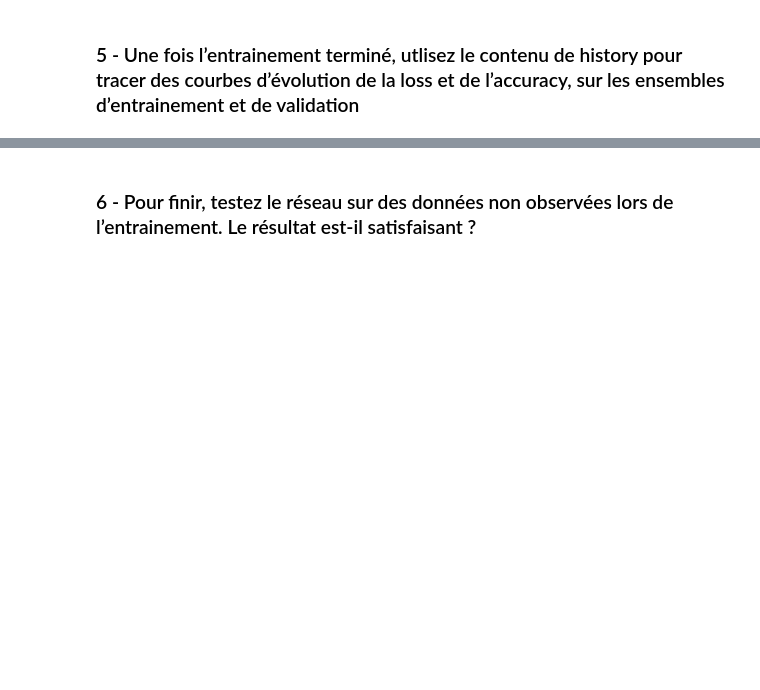
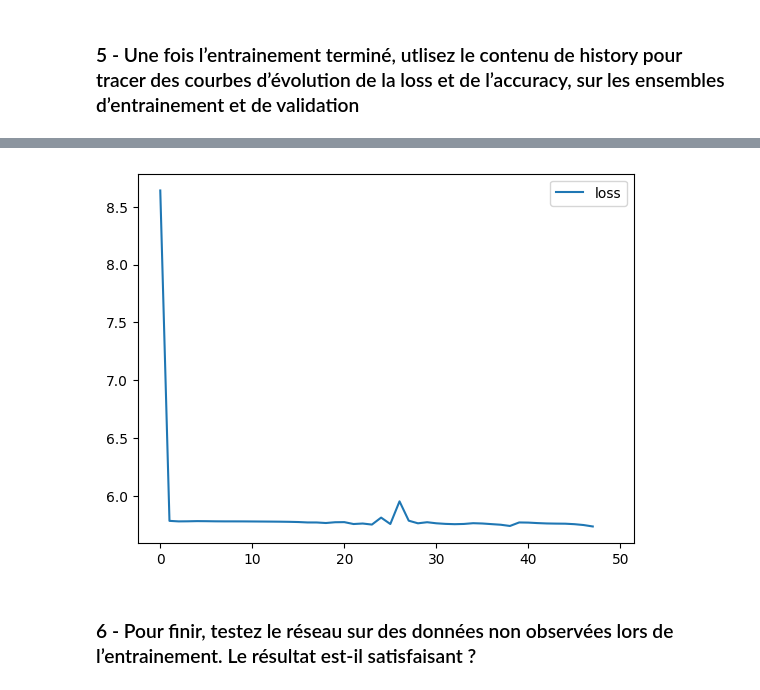
Before and after one commit to Angel0503/DeepLearning, a Jupyter notebook: Convolution/TD2.ipynb, the cells around one changed output, grey strips where cells are left out. Cells and saved outputs as stored; diff of their text form; code cells hidden in the pictures; blank space fills up the shorter version.

```diff
--- a/Convolution/TD2.ipynb
+++ b/Convolution/TD2.ipynb
@@ -465,2 +533,10 @@ model.compile(loss='categorical_crossentropy', optimizer=adam, metrics=['accurac
+# %%
+df = pd.DataFrame({
+    'loss': history.history['loss']
+})
+
+lines = df.plot.line()
+# %% [output]
+[figure, added]
 # %% [markdown]
 ### 6 - Pour finir, testez le réseau sur des données non observées lors de l’entrainement. Le résultat est-il satisfaisant ?
```
Also changed, not shown: parts of 14 cells of this notebook.
